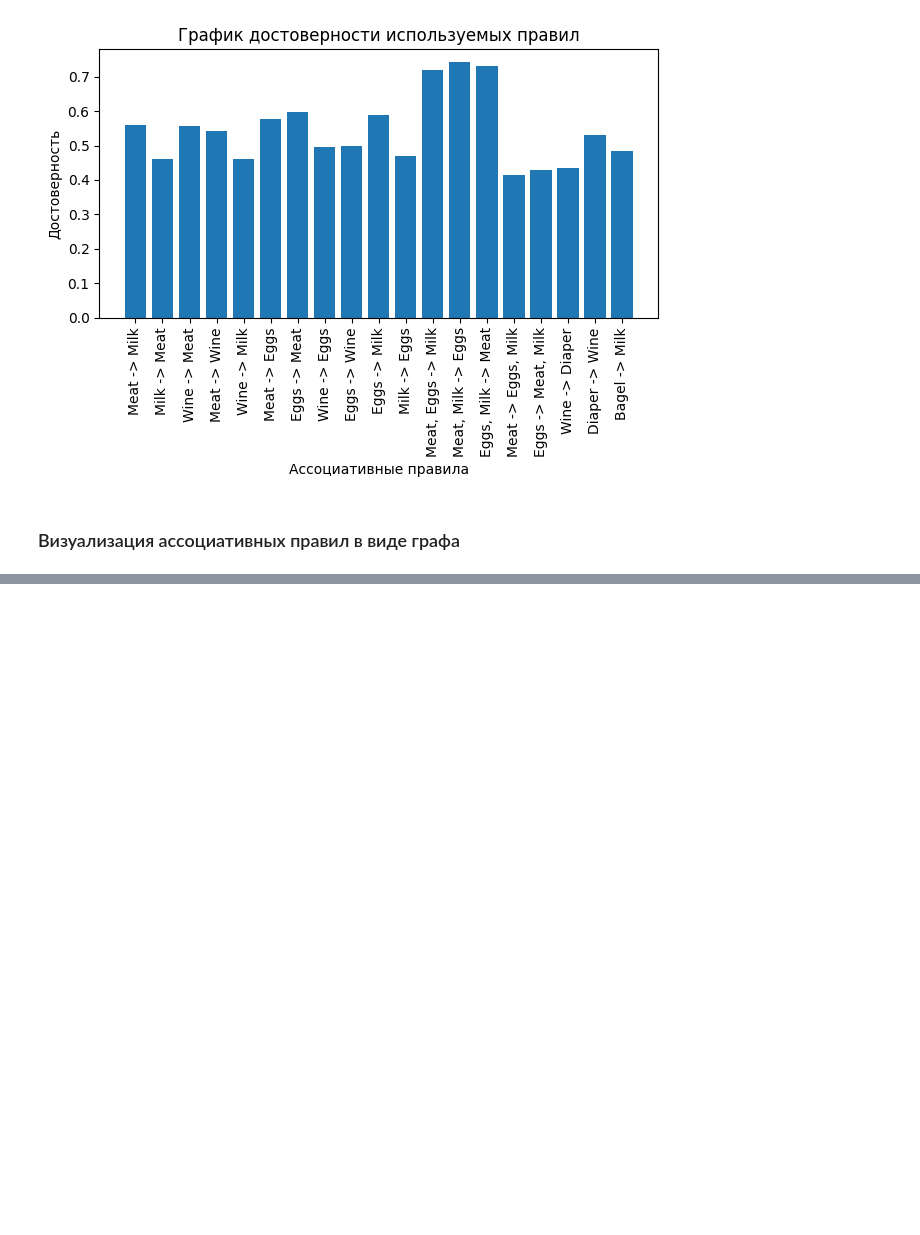
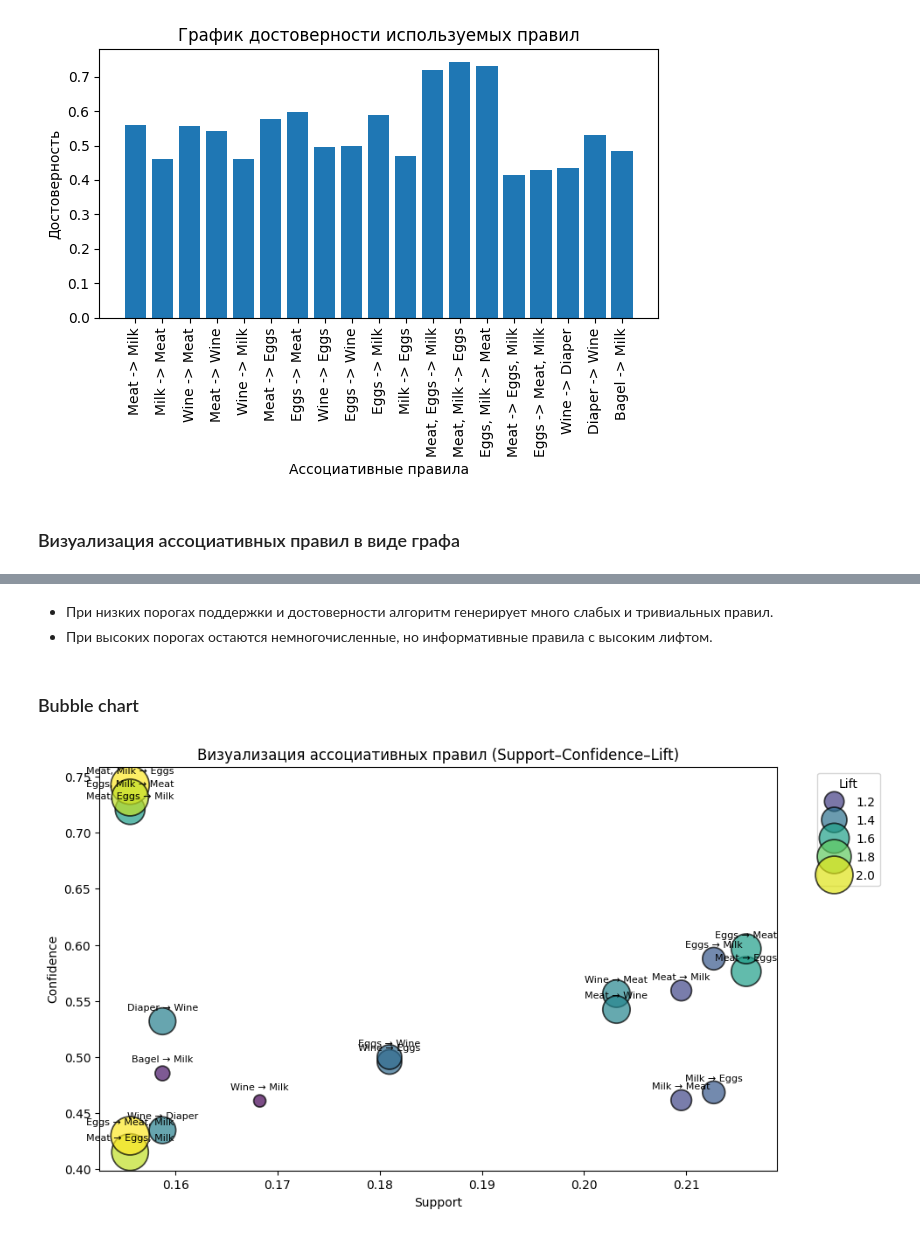
Before and after one commit to olesya1119/ML, a Jupyter notebook: lab2/notebook.ipynb, the cells around one changed output, grey strips where cells are left out. Saved outputs shown, nothing was run; the diff lists cells and outputs as text; code cells hidden in the pictures; blank space fills up the shorter version.

```diff
--- a/lab2/notebook.ipynb
+++ b/lab2/notebook.ipynb
@@ -284,0 +399,49 @@ plt.show()
+# %% [markdown]
+- При низких порогах поддержки и достоверности алгоритм генерирует много слабых и тривиальных правил.
+- При высоких порогах остаются немногочисленные, но информативные правила с высоким лифтом.
+# %% [markdown]
+### Bubble chart
+# %%
+import matplotlib.pyplot as plt
+import seaborn as sns
+
+# Пример: возьмём из твоего rules_apriori
+min_support=0.15
+min_threshold = 0.4
+
+df_apriori = apriori(data, min_support=min_support, use_colnames = True)
+rules_viz = association_rules(df_apriori, metric = "confidence", min_threshold = min_threshold)
+
+rules_viz['antecedents'] = rules_viz['antecedents'].apply(lambda x: ', '.join(list(x)))
+rules_viz['consequents'] = rules_viz['consequents'].apply(lambda x: ', '.join(list(x)))
+rules_viz['rule'] = rules_viz['antecedents'] + " → " + rules_viz['consequents']
+
+plt.figure(figsize=(10, 6))
+bubble = sns.scatterplot(
+    data=rules_viz,
+    x='support',
+    y='confidence',
+    size='lift',
+    hue='lift',
+    sizes=(100, 1000),
+    palette='viridis',
+    alpha=0.7,
+    edgecolor='black'
+)
+
+for i in range(len(rules_viz)):
+    plt.text(
+        rules_viz['support'].iloc[i],
+        rules_viz['confidence'].iloc[i] + 0.01,
+        rules_viz['rule'].iloc[i],
+        fontsize=8,
+        ha='center'
+    )
+
+plt.title('Визуализация ассоциативных правил (Support–Confidence–Lift)')
+plt.xlabel('Support')
+plt.ylabel('Confidence')
+plt.legend(title='Lift', bbox_to_anchor=(1.05, 1), loc='upper left')
+plt.show()
+# %% [output]
+[figure, added]
```
Also changed, not shown: parts of 11 cells of this notebook.
